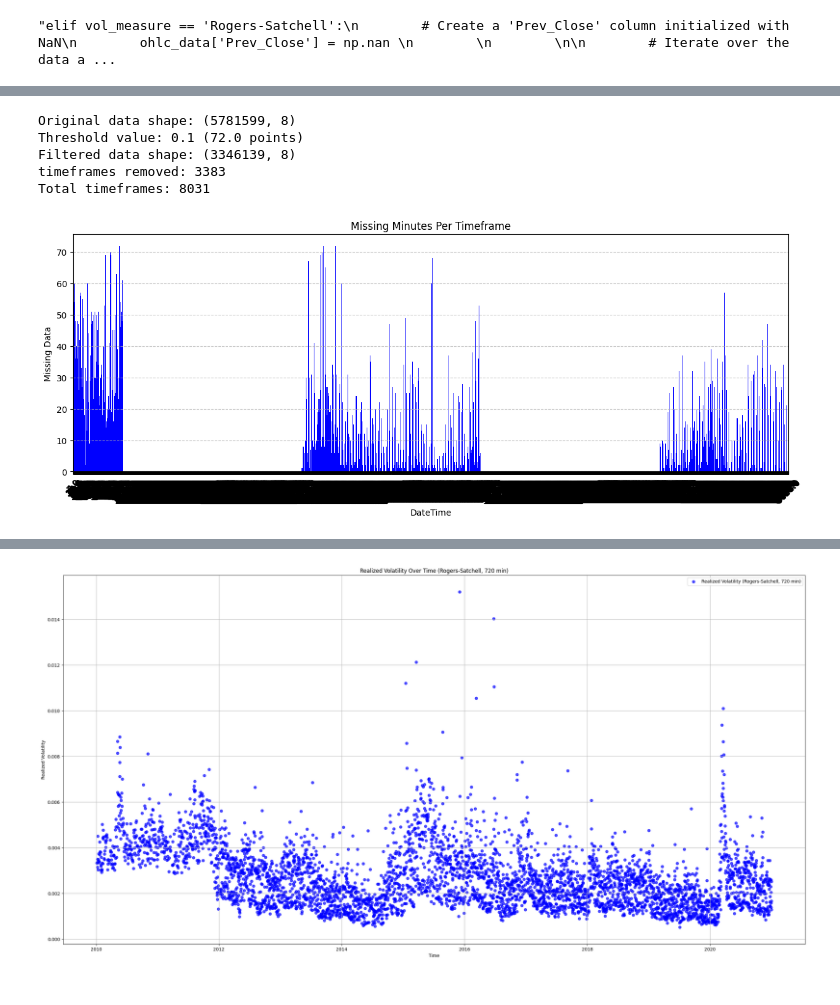
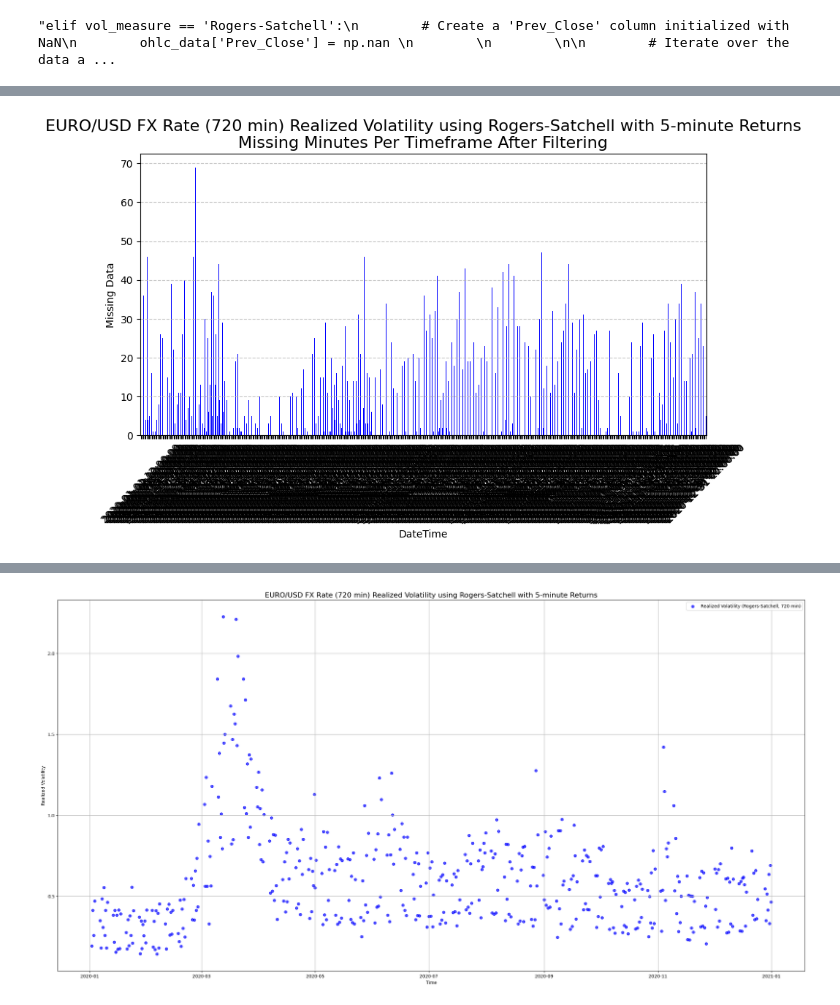
Before and after one commit to EstifanosShekour/Gamma-Capture-project-Lehigh-MFE, a Jupyter notebook: src/main.ipynb, the cells around one changed output, grey strips where cells are left out. Drawn from its saved outputs; the diff is of its cells as text; code cells hidden in the pictures.

```diff
--- a/src/main.ipynb
+++ b/src/main.ipynb
@@ -46,7 +46,7 @@ base_path = r"C:\Users\estifo\OneDrive\Projects\gamma-capture-project\data"
 data_frames = []
 
 # Loop through years 2010 to 2021
-for year in range(2010, 2021):
+for year in range(2020, 2021):
     file_path = os.path.join(base_path, f'DAT_ASCII_EURUSD_M1_{year}.csv')
 
     # Read CSV file (adjust parameters if needed)
@@ -1411,4 +1607,4 @@ plt.scatter(sample.index , sample, alpha = 0.7)
 # %%
 
-RS_720m_rvol = calculate_rvol(data, vol_measure = 'Rogers-Satchell', timeframe = 720, minute_interval = 1, threshold = 0.1, vol_title= 'RVol_720min_Rogers-Satchell')  # Choose 'Garman-Klass', 'Rogers-Satchell', or 'Close-to-Close'
+RS_720m_rvol = calculate_rvol(data, vol_measure = 'Rogers-Satchell', timeframe = 720, minute_interval = 5, threshold = 0.1, vol_title= 'RVol_720min_Rogers-Satchell')  # Choose 'Garman-Klass', 'Rogers-Satchell', or 'Close-to-Close'
 # %% [output]
@@ -1432,6 +1616 @@ DateTime
-Original data shape: (5781599, 8)
-Threshold value: 0.1 (72.0 points)
-Filtered data shape: (3346139, 8)
-timeframes removed: 3383
-Total timeframes: 8031
-[figure, old version]
+[figure, new version]
@@ -1455 +1617 @@ DateTime
-[figure, old version]
+[figure, new version]
```
Also changed, not shown: parts of 72 cells of this notebook.
